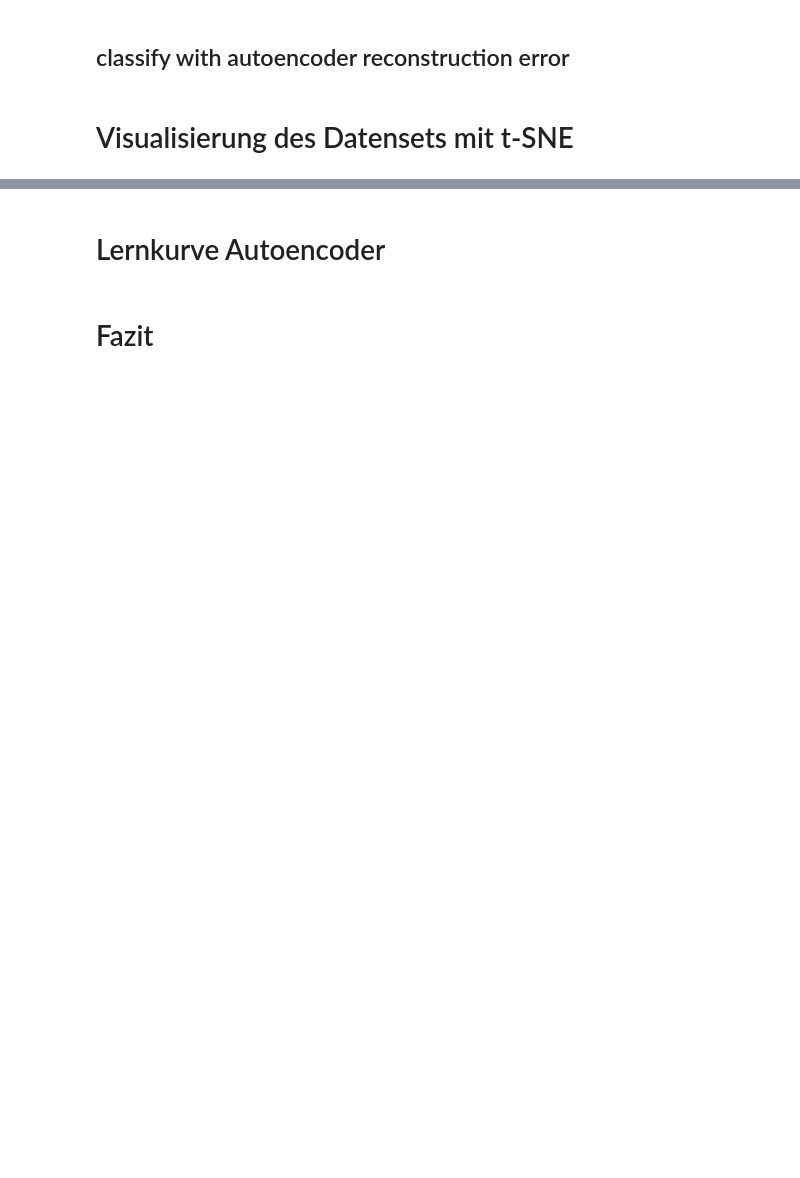
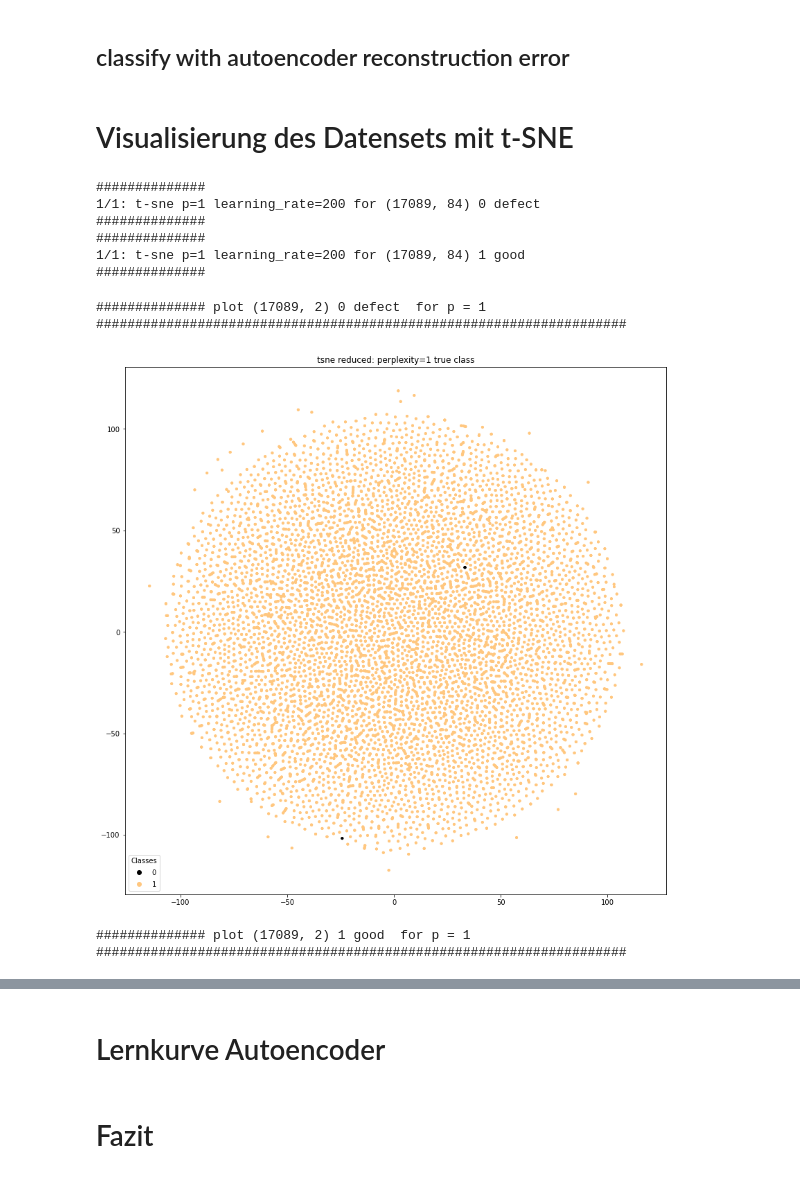
Before and after one commit to j4yj03/Uni, a Jupyter notebook: python/proj/un2.ipynb, the cells around one changed output, grey strips where cells are left out. Saved outputs shown, nothing was run; the diff lists cells and outputs as text; code cells hidden in the pictures; blank space fills up the shorter version.

```diff
--- a/python/proj/un2.ipynb
+++ b/python/proj/un2.ipynb
@@ -656,6 +781,8 @@ for t, set_, colorm in zip(title, sets, cmaps):
 [figure]
 [figure]
 # %%
+losses = []
+
 lab = ['0 defect','1 good']
 
 fig = plt.figure(figsize=(18,6))
@@ -673,11 +800,12 @@ for ind, d in enumerate([Dp, Gp]):
     color = cm.Dark2(ind)
 
     error_df = pd.DataFrame({'reconstruction_error': loss})
+
     error_df.sort_index(inplace=True)
     error_df.reset_index(inplace=True)
 
     plt.plot(error_df['reconstruction_error'], label=f'{lab[ind]}', color=color)
-
+    losses.append(error_df['reconstruction_error'].to_numpy())
 
 
 threshold = np.max(error_df[1:]['reconstruction_error'])
@@ -762,16 +908,44 @@ plt.show()
 # %% [markdown]
 # Visualisierung des Datensets mit t-SNE
 # %%
+lab = ['0 defect','1 good']
+D_tsne = []
+G_tsne = []
+lr = 200
 
-X_train_tsne = []
-lr = 10
+p = [1]
 
-p = [3] #[1, 3, 5, 10, 30, 50, 90]
+for d, l in zip([Dp, Gp],lab):
+    for ind, i in enumerate(p):
+        print(f'##############\n{ind+1}/{len(p)}: t-sne p={i} learning_rate={lr} for {np.shape(d)} {l}\n##############')
+        tsne = TSNE(n_components=2,  perplexity=i, learning_rate=lr, verbose=0, angle=0.2, n_jobs=-1)
+        Y = tsne.fit_transform(d)
 
-
-for ind, i in enumerate(p):
-    print(f'##############\n{ind+1}/{len(p)}: t-sne p={i} learning_rate={lr} for {np.shape(X_train)}\n##############')
-    tsne = TSNE(n_components=2,  perplexity=i, learning_rate=lr, verbose=0, angle=0.2, n_jobs=-1)
-    Y = tsne.fit_transform(X_train)
-
-    X_train_tsne.append(Y)
+        if l in '0 defect':
+            D_tsne.append(Y)
+        else:
+            G_tsne.append(Y)
+# %% [output]
+##############
+1/1: t-sne p=1 learning_rate=200 for (17089, 84) 0 defect
+##############
+##############
+1/1: t-sne p=1 learning_rate=200 for (17089, 84) 1 good
+##############
+# %%
+lab = ['0 defect','1 good']
+for d,la in zip([D_tsne , G_tsne], lab):
+    for i, Y in zip(p, d):
+        print('############## plot',np.shape(Y), la,' for p =',i,'####################################################################')
+        fig = plt.figure(figsize=(14,14))
+
+        ax3 = fig.add_subplot(111)
+        ax3.set_title(f'tsne reduced: perplexity={i} true class')
+        scat3 = ax3.scatter(Y[:,0], Y[:,1], marker='.', c=y_pred_ae,  cmap=cm.copper)
+        plt.legend(*scat3.legend_elements(), loc="lower left",  title="Classes")
+
+        plt.show()
+# %% [output]
+############## plot (17089, 2) 0 defect  for p = 1 ####################################################################
+[figure, added]
+############## plot (17089, 2) 1 good  for p = 1 ####################################################################
```
Also changed, not shown: parts of 9 cells of this notebook.
